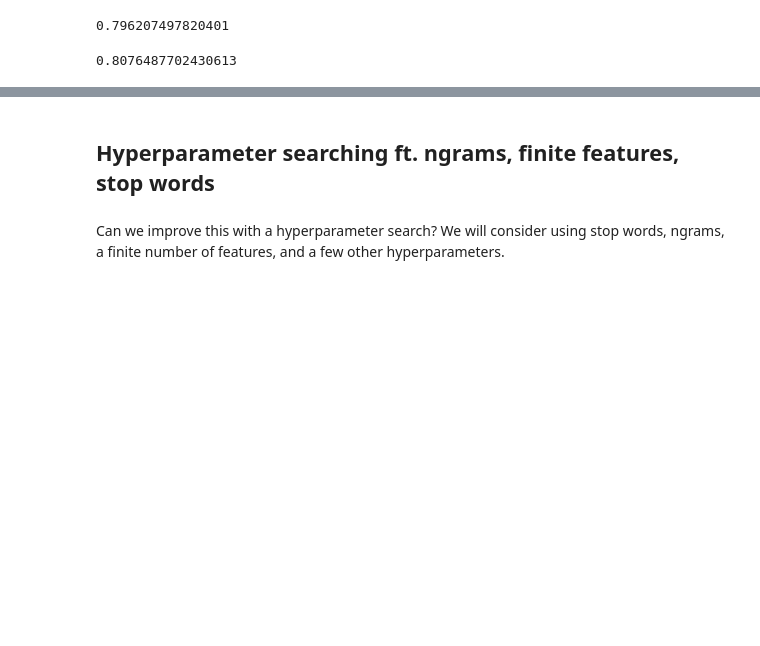
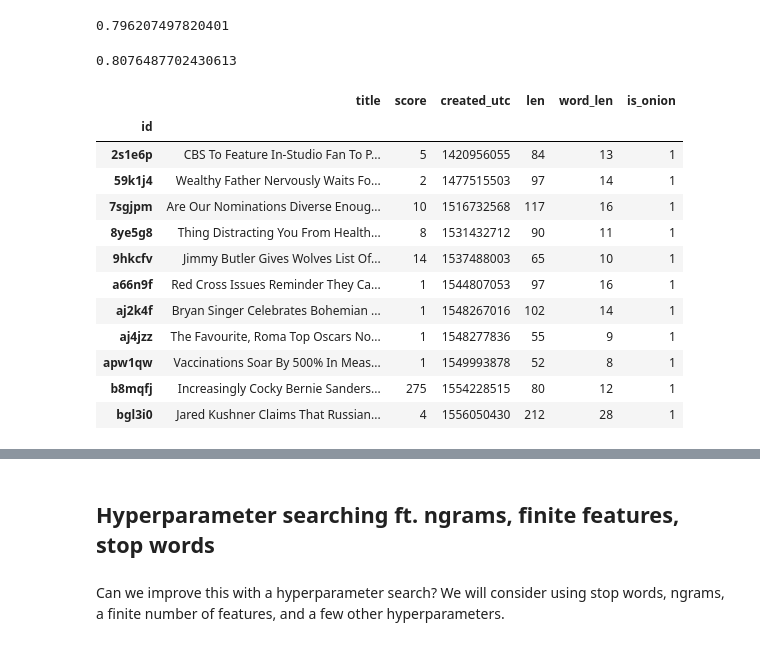
Before and after one commit to nicholasjin/theonion_vs_nottheonion, a Jupyter notebook: 02_CountVectorizer_Models.ipynb, the cells around one changed output, grey strips where cells are left out. Drawn from its saved outputs; the diff is of its cells as text; code cells hidden in the pictures; blank space fills up the shorter version.

```diff
--- a/02_CountVectorizer_Models.ipynb
+++ b/02_CountVectorizer_Models.ipynb
@@ -233,3 +247,19 @@ pipe.score(theonion_holdout["title"], theonion_holdout["is_onion"])
 pipe.score(nottheonion_holdout["title"], nottheonion_holdout["is_onion"])
 # %% [output]
 0.8076487702430613
+# %%
+X_theonion[X_theonion["title"].str.contains("nations")]
+# %% [output]
+|  | title | score | created_utc | len | word_len | is_onion |
+| id |  |  |  |  |  |  |
+| 2s1e6p | CBS To Feature In-Studio Fan To P... | 5 | 1420956055 | 84 | 13 | 1 |
+| 59k1j4 | Wealthy Father Nervously Waits Fo... | 2 | 1477515503 | 97 | 14 | 1 |
+| 7sgjpm | Are Our Nominations Diverse Enoug... | 10 | 1516732568 | 117 | 16 | 1 |
+| 8ye5g8 | Thing Distracting You From Health... | 8 | 1531432712 | 90 | 11 | 1 |
+| 9hkcfv | Jimmy Butler Gives Wolves List Of... | 14 | 1537488003 | 65 | 10 | 1 |
+| a66n9f | Red Cross Issues Reminder They Ca... | 1 | 1544807053 | 97 | 16 | 1 |
+| aj2k4f | Bryan Singer Celebrates Bohemian ... | 1 | 1548267016 | 102 | 14 | 1 |
+| aj4jzz | The Favourite, Roma Top Oscars No... | 1 | 1548277836 | 55 | 9 | 1 |
+| apw1qw | Vaccinations Soar By 500% In Meas... | 1 | 1549993878 | 52 | 8 | 1 |
+| b8mqfj | Increasingly Cocky Bernie Sanders... | 275 | 1554228515 | 80 | 12 | 1 |
+| bgl3i0 | Jared Kushner Claims That Russian... | 4 | 1556050430 | 212 | 28 | 1 |
```
Also changed, not shown: parts of 4 cells of this notebook, 2 other files.
